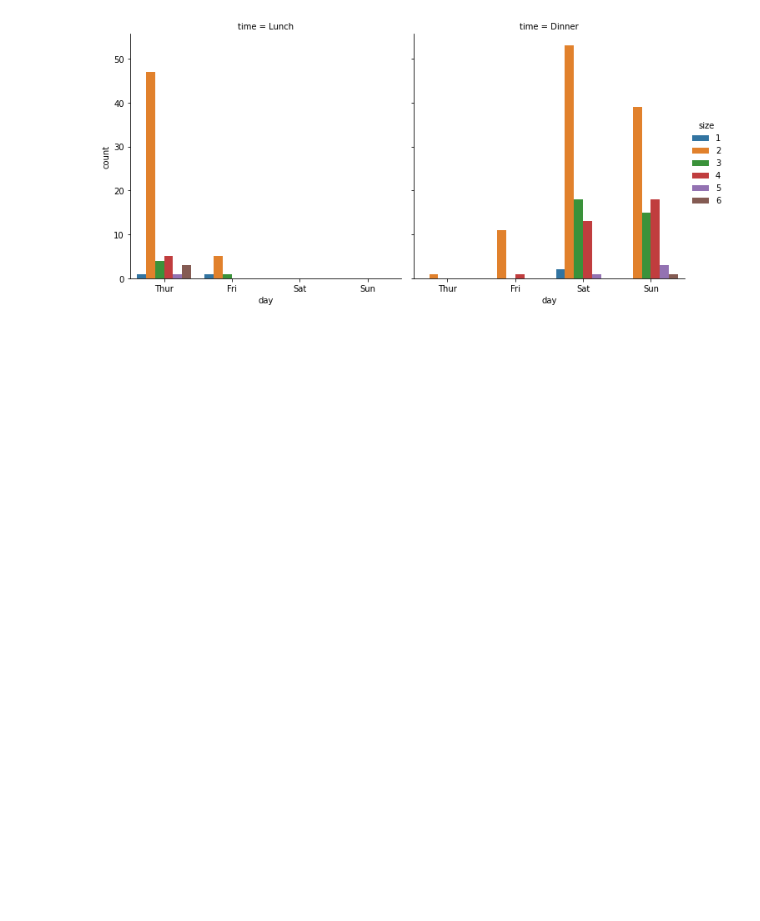
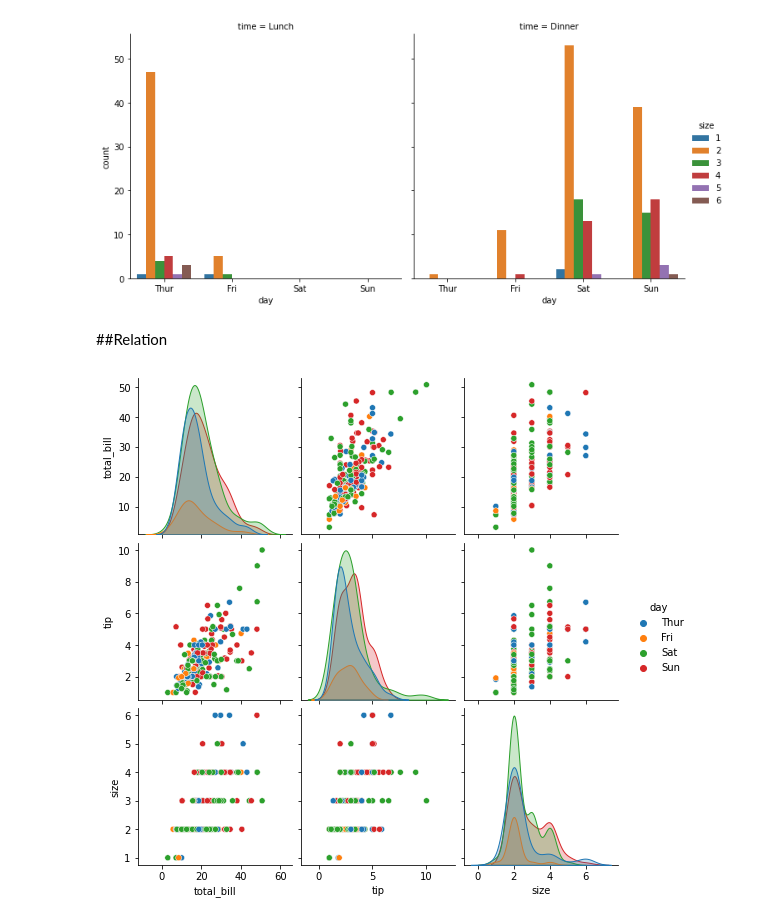
Before and after one commit to georgeduranh/ML, a Jupyter notebook: 1_visualizations/8_seaborn.ipynb, the cells around one changed output. Drawn from its saved outputs; the diff is of its cells as text; code cells hidden in the pictures; blank space fills up the shorter version.

```diff
--- a/1_visualizations/8_seaborn.ipynb
+++ b/1_visualizations/8_seaborn.ipynb
@@ -149,3 +149,10 @@ sns.violinplot(data=tips, x='day', y='total_bill', hue='sex', dodge=True);
 sns.catplot(data=tips, x="day", hue="size", col="time", kind= "count" );
 # %% [output]
 [figure]
+# %% [markdown]
+##Relation
+# %%
+sns.pairplot(data=tips,hue='day')
+plt.show()
+# %% [output]
+[figure, added]
```
Also changed, not shown: parts of 8 cells of this notebook.
